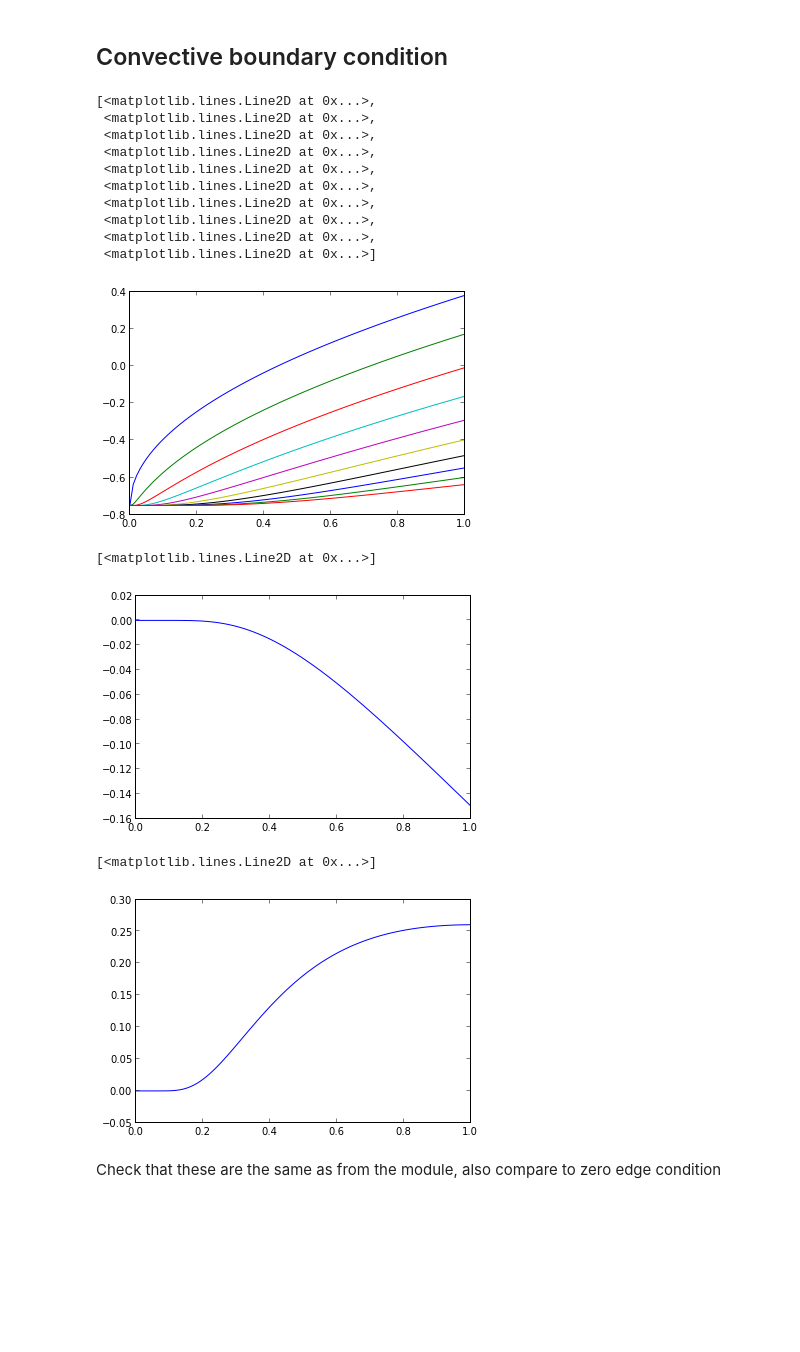
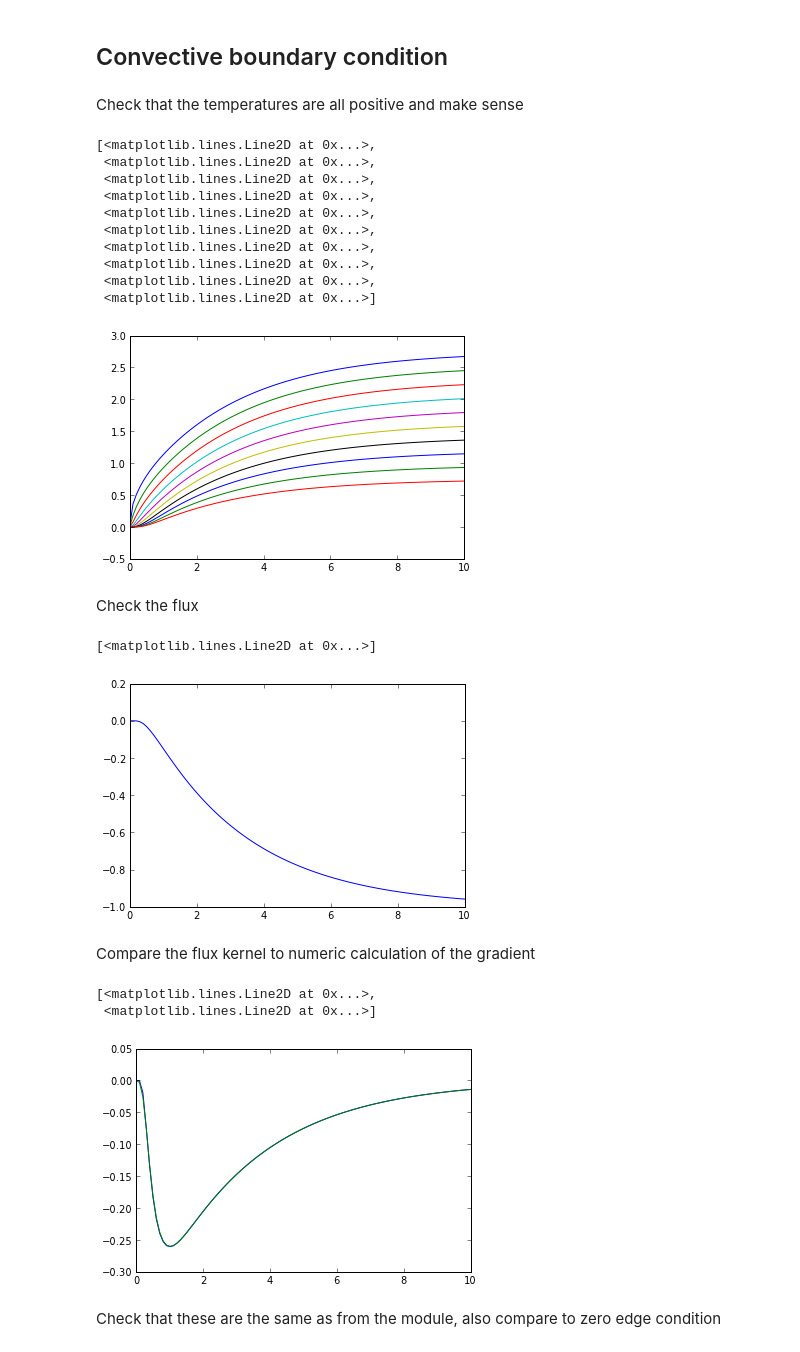
Before and after one commit to alchemyst/identification, a Jupyter notebook: Analytic solution.ipynb, the cells around one changed output. Drawn from its saved outputs; the diff is of its cells as text; code cells hidden in the pictures; blank space fills up the shorter version.

```diff
--- a/Analytic solution.ipynb
+++ b/Analytic solution.ipynb
@@ -100,10 +112,10 @@ def lambda_eq(lam):
 mustplot = False
 
 Nterms = 1000
-t = atleast_2d(linspace(0, 1, 100)).T
+t = atleast_2d(linspace(0, 10, 100)).T
 x = linspace(0., L, 10)
 flux = -ones((len(t), len(x)))
-T = zeros((len(t), len(x))) + L - x
+T = zeros((len(t), len(x))) + L - x + k/h
 fluxkernel = zeros_like(t)
 
 lambda_n = -pi/L/2.0
@@ -120,16 +132,19 @@ rightlim = pi/L/2.
 
 for i in range(1, Nterms):
     if mustplot: axvline(rightlim, color='green')
+
     lambda_n = scipy.optimize.ridder(lambda_eq, leftlim, rightlim)
     leftlim, rightlim = rightlim, rightlim + pi/L
+
     if mustplot: axvline(lambda_n, color='red')
+
     assert (i-1)*pi/L < lambda_n < i*pi/L
 
-    An = -4*h/(2*L*h*lambda_n**2 + h*lambda_n*sin(2*L*lambda_n))
+    An = -4/(2*L*lambda_n**2 + lambda_n*sin(2*L*lambda_n))
     T += An*cos(lambda_n*x)*exp(-alpha*lambda_n**2*t)
     flux += -1 * An * lambda_n * exp(-lambda_n**2*alpha*t)*sin(lambda_n*x)
     fluxkernel += where(t==0, 0,
-                        An*alpha**2*lambda_n**3*exp(-alpha*lambda_n**2*t)*sin(lambda_n*L))
+                        An*alpha*lambda_n**3*exp(-alpha*lambda_n**2*t)*sin(lambda_n*L))
 if mustplot:
     legend()
     xlabel('$\lambda$')
@@ -138,6 +153,8 @@ if mustplot:
     #savefig('lambdacomp.pdf')
     #rc('font', family='serif')
     #rc('text', usetex=False)
+# %% [markdown]
+Check that the temperatures are all positive and make sense
 # %%
 plot(t, T)
 # %% [output]
@@ -151,17 +168,22 @@ plot(t, T)
  <matplotlib.lines.Line2D at 0x...>,
  <matplotlib.lines.Line2D at 0x...>,
  <matplotlib.lines.Line2D at 0x...>]
-[figure, old version]
+[figure, new version]
+# %% [markdown]
+Check the flux
 # %%
 plot(t, flux[:, -1])
 # %% [output]
 [<matplotlib.lines.Line2D at 0x...>]
-[figure, old version]
+[figure, new version]
+# %% [markdown]
+Compare the flux kernel to numeric calculation of the gradient
 # %%
-plot(t, -fluxkernel)
+plot(t, fluxkernel[:,-1], t, gradient(flux[:, -1], t[1]))
 # %% [output]
-[<matplotlib.lines.Line2D at 0x...>]
+[<matplotlib.lines.Line2D at 0x...>,
+ <matplotlib.lines.Line2D at 0x...>]
-[figure, old version]
+[figure, new version]
 # %% [markdown]
 Check that these are the same as from the module, also compare to zero edge condition
 # %%
```
Also changed, not shown: parts of 5 cells of this notebook, 2 other files.
